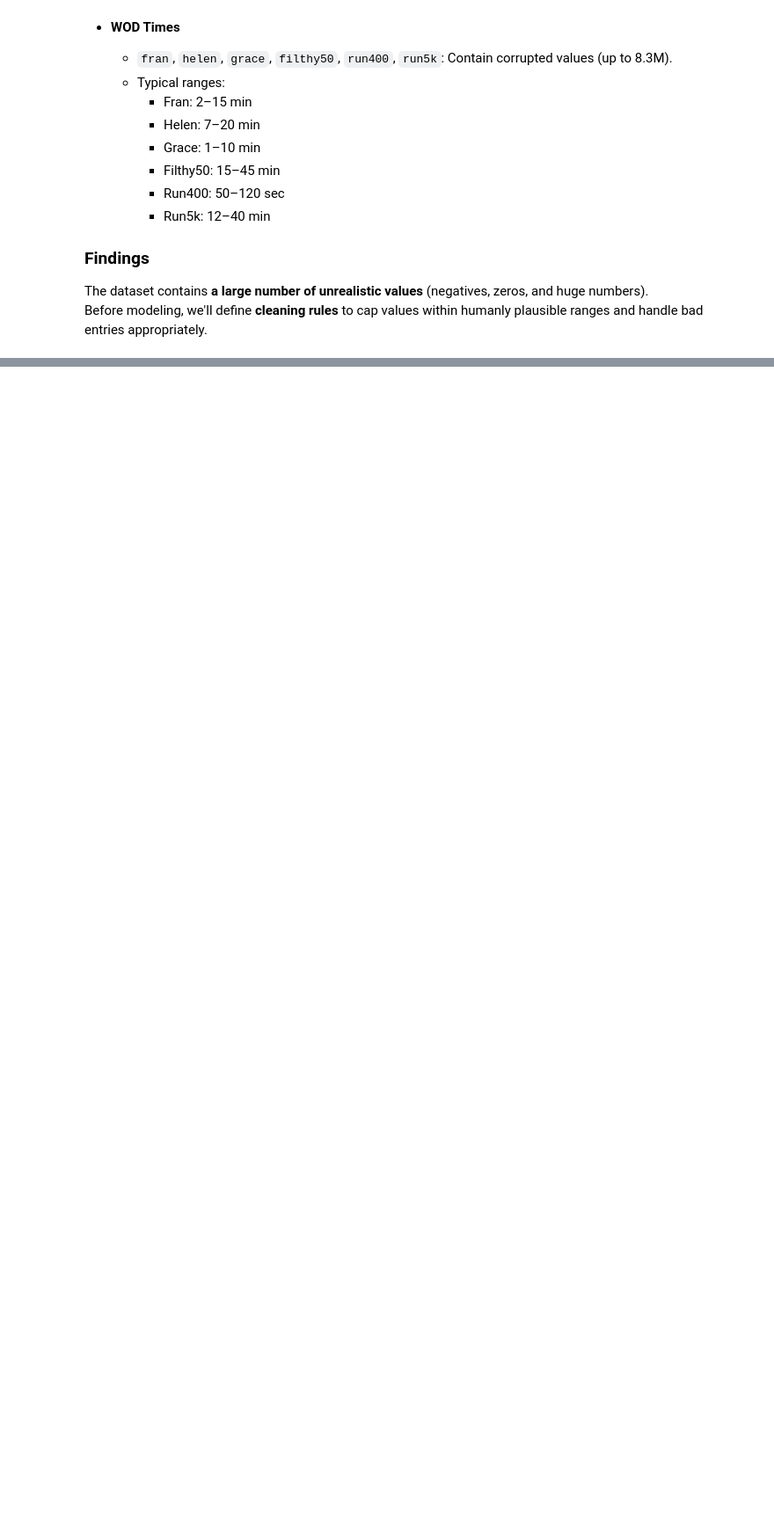
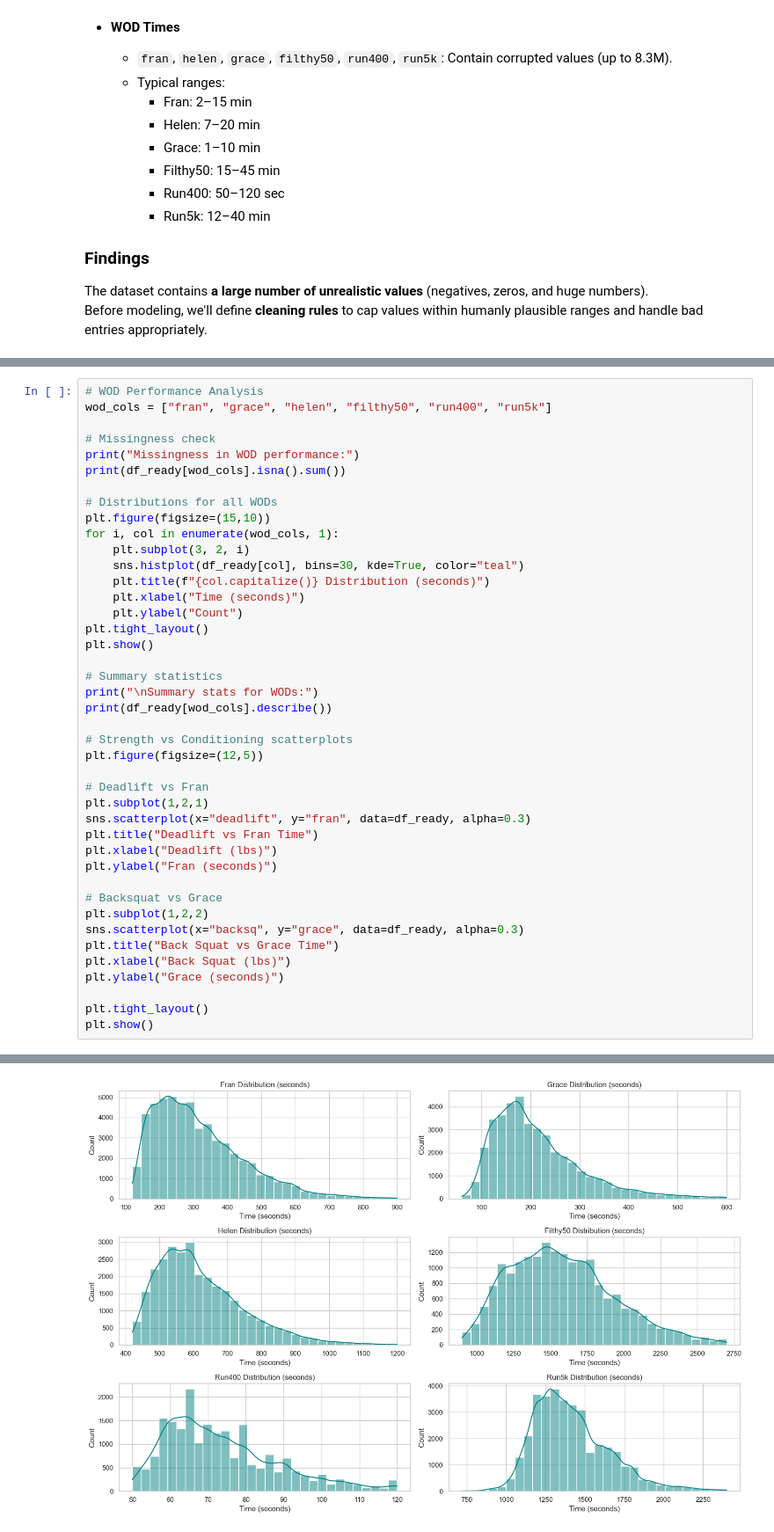
Before and after one commit to Babraakinyi/crossfit-athletes-analysis, a Jupyter notebook: notebook/Crossfit Athletes Analysis.ipynb, the cells around one changed output, grey strips where cells are left out. Shown at 88% size. Drawn from its saved outputs; the diff is of its cells as text; blank space fills up the shorter version.

```diff
--- a/notebook/Crossfit Athletes Analysis.ipynb
+++ b/notebook/Crossfit Athletes Analysis.ipynb
@@ -212,0 +588,43 @@ Before modeling, we'll define **cleaning rules** to cap values within humanly pl
+# %%
+# WOD Performance Analysis
+wod_cols = ["fran", "grace", "helen", "filthy50", "run400", "run5k"]
+
+# Missingness check
+print("Missingness in WOD performance:")
+print(df_ready[wod_cols].isna().sum())
+
+# Distributions for all WODs
+plt.figure(figsize=(15,10))
+for i, col in enumerate(wod_cols, 1):
+    plt.subplot(3, 2, i)
+    sns.histplot(df_ready[col], bins=30, kde=True, color="teal")
+    plt.title(f"{col.capitalize()} Distribution (seconds)")
+    plt.xlabel("Time (seconds)")
+    plt.ylabel("Count")
+plt.tight_layout()
+plt.show()
+
+# Summary statistics
+print("\nSummary stats for WODs:")
+print(df_ready[wod_cols].describe())
+
+# Strength vs Conditioning scatterplots
+plt.figure(figsize=(12,5))
+
+# Deadlift vs Fran
+plt.subplot(1,2,1)
+sns.scatterplot(x="deadlift", y="fran", data=df_ready, alpha=0.3)
+plt.title("Deadlift vs Fran Time")
+plt.xlabel("Deadlift (lbs)")
+plt.ylabel("Fran (seconds)")
+
+# Backsquat vs Grace
+plt.subplot(1,2,2)
+sns.scatterplot(x="backsq", y="grace", data=df_ready, alpha=0.3)
+plt.title("Back Squat vs Grace Time")
+plt.xlabel("Back Squat (lbs)")
+plt.ylabel("Grace (seconds)")
+
+plt.tight_layout()
+plt.show()
+# %% [output]
@@ -212,0 +639 @@ Before modeling, we'll define **cleaning rules** to cap values within humanly pl
+[figure, added]
```
Also changed, not shown: parts of 21 cells of this notebook.
